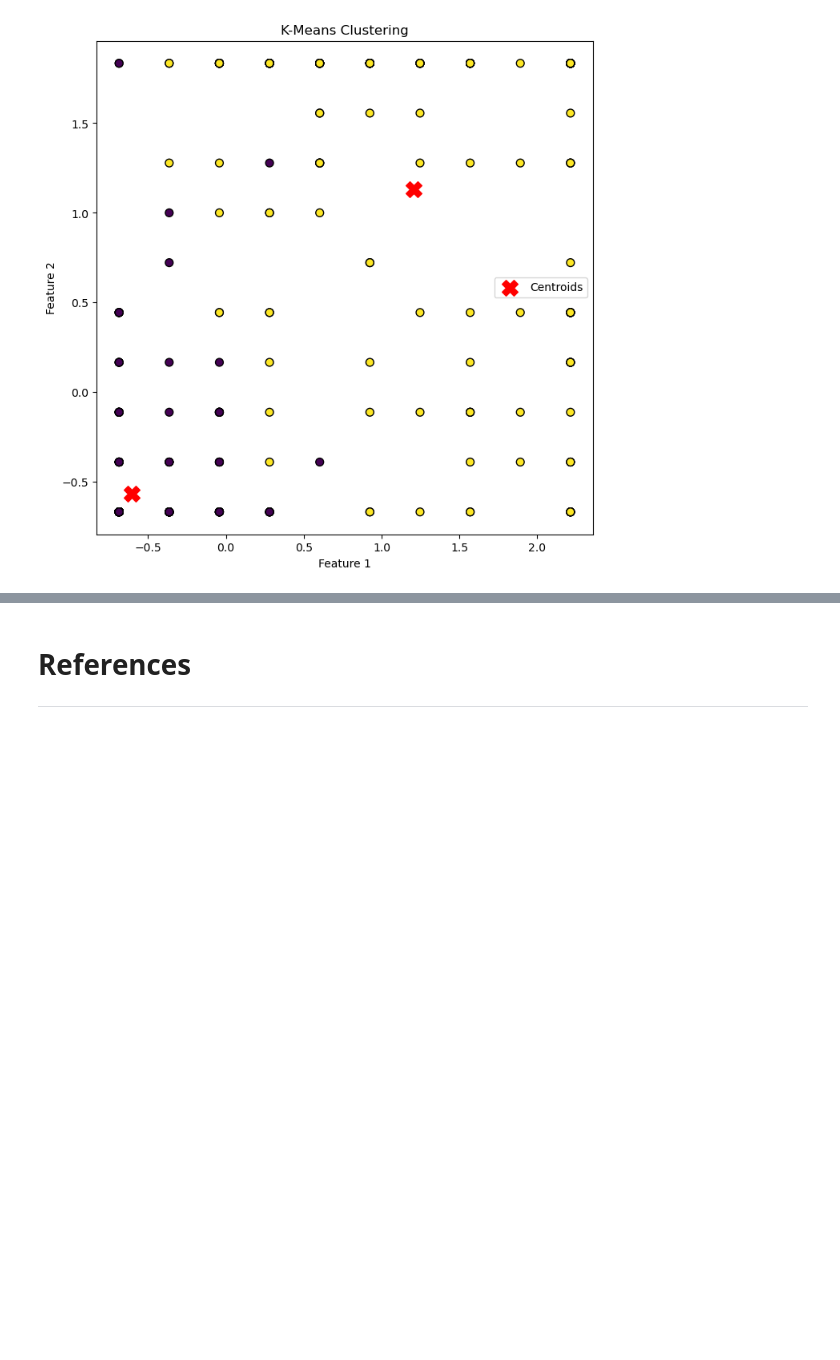
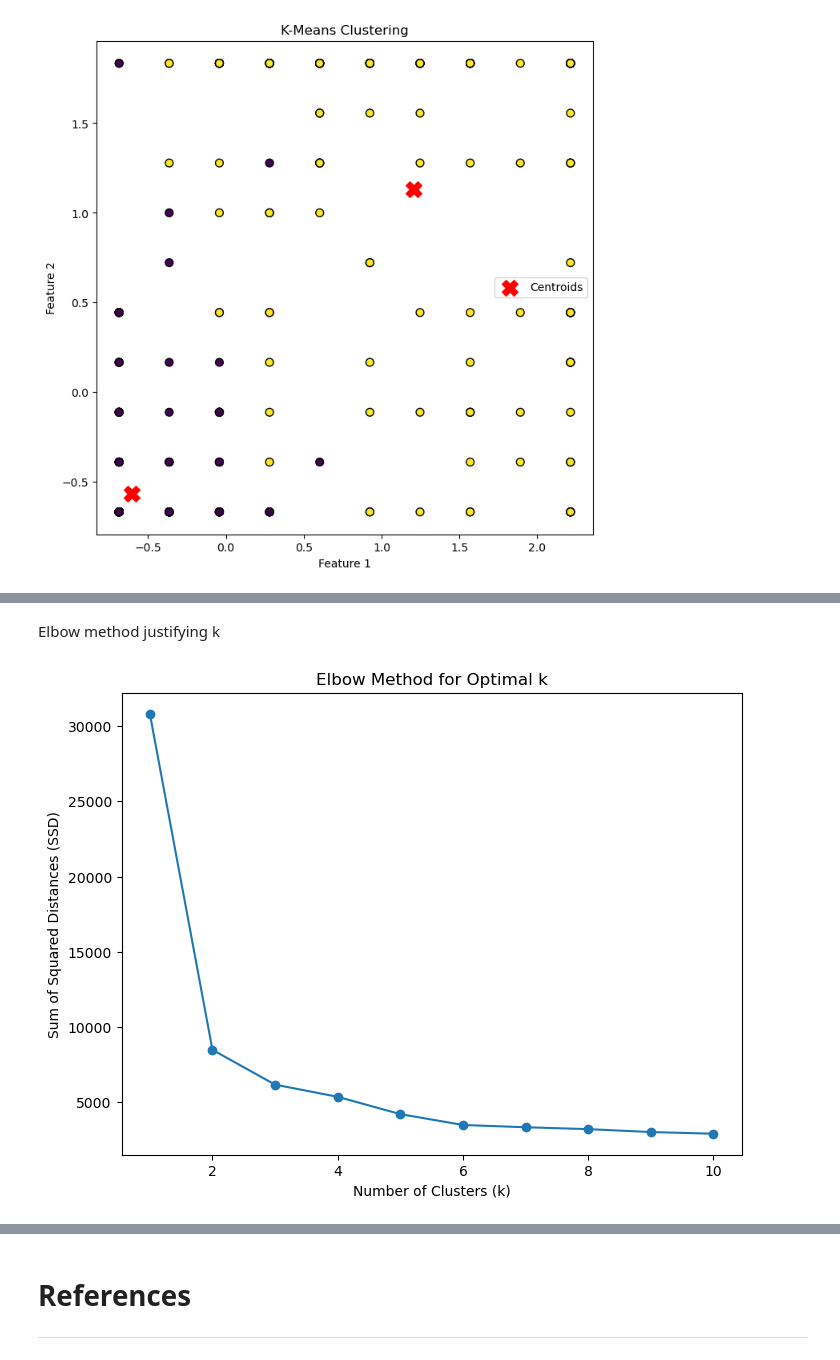
Before and after one commit to HamzaElshafie/MLiS-Project, a Jupyter notebook: MLiS_Project.ipynb, the cells around one changed output, grey strips where cells are left out. Cells and saved outputs as stored; diff of their text form; code cells hidden in the pictures; blank space fills up the shorter version.

```diff
--- a/MLiS_Project.ipynb
+++ b/MLiS_Project.ipynb
@@ -908,0 +911,49 @@ plt.show()
+# %% [markdown]
+Elbow method justifying k
+# %%
+import numpy as np
+import matplotlib.pyplot as plt
+
+# Assuming you already have X_train and pca instance
+X_train_transformed = pca.transform(X_train)
+
+# Calculate SSD for different values of k
+ssd = []
+possible_k_values = range(1, 11)  # You can adjust the range based on your problem
+
+for k in possible_k_values:
+    # Randomly initialize centroids
+    np.random.seed(42)
+    centroids = X_train_transformed[np.random.choice(len(X_train_transformed), k, replace=False)]
+
+    # Maximum number of iterations
+    max_iterations = 10000
+
+    for _ in range(max_iterations):
+        # Calculate distances between data points and centroids
+        distances = np.sqrt(np.sum((X_train_transformed[:, np.newaxis] - centroids) ** 2, axis=2))
+
+        # Assign each data point to the closest centroid
+        labels = np.argmin(distances, axis=1)
+
+        # Update centroids
+        new_centroids = np.array([X_train_transformed[labels == idx].mean(axis=0) for idx in range(k)])
+
+        # Check for convergence
+        if np.allclose(new_centroids, centroids):  # Using np.allclose for numerical stability
+            break
+
+        centroids = new_centroids
+
+    # Calculate SSD and append to the list
+    ssd.append(np.sum((X_train_transformed - centroids[labels]) ** 2))
+
+# Plot the elbow curve
+plt.figure(figsize=(8, 6))
+plt.plot(possible_k_values, ssd, marker='o')
+plt.title('Elbow Method for Optimal k')
+plt.xlabel('Number of Clusters (k)')
+plt.ylabel('Sum of Squared Distances (SSD)')
+plt.show()
+# %% [output]
+[figure, added]
```
Also changed, not shown: parts of 4 cells of this notebook.
